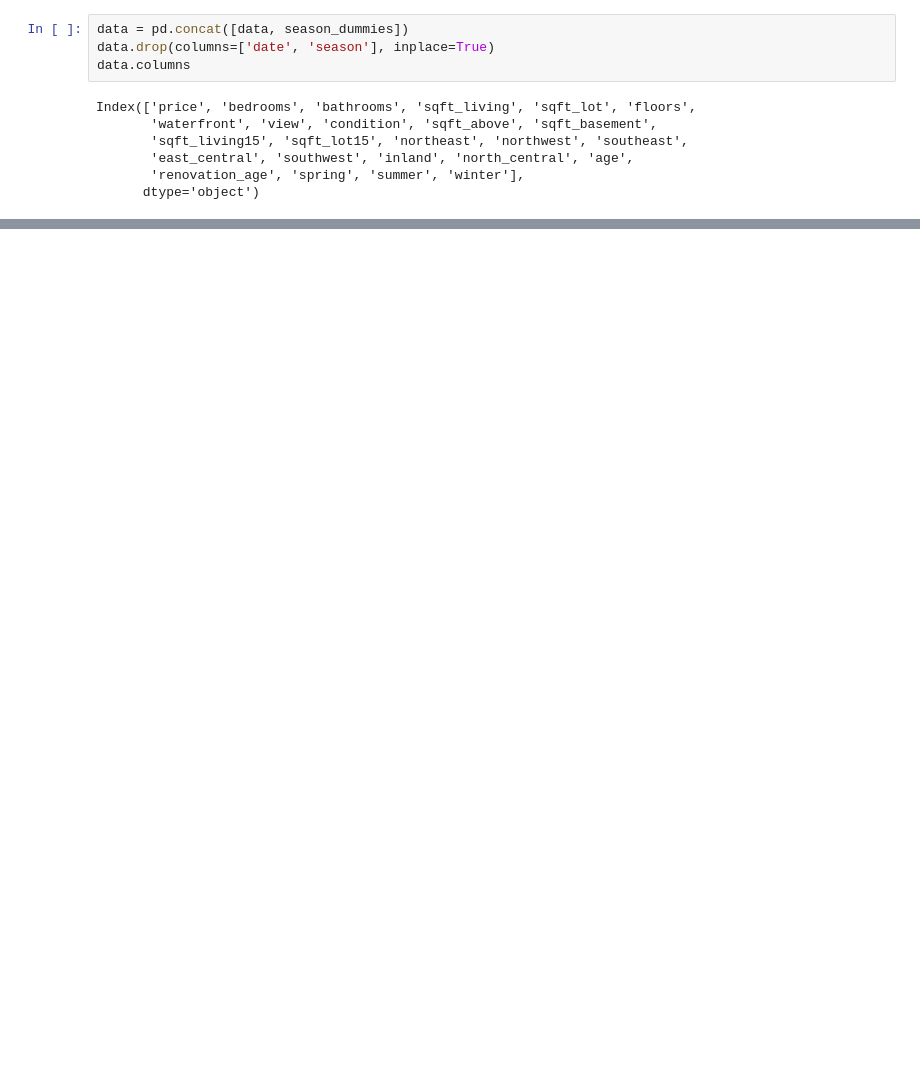
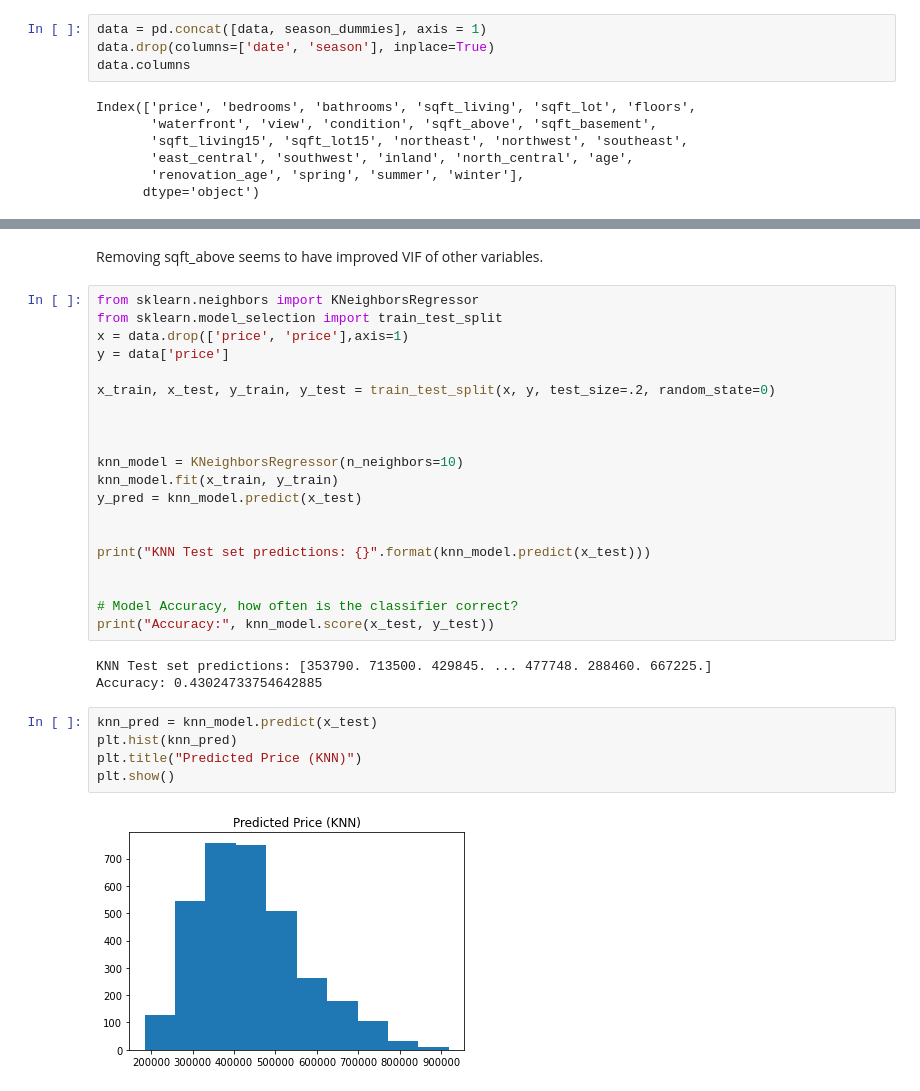
Before and after one commit to andrewabeles/seattle_home_sales, a Jupyter notebook: eda.ipynb, the cells around one changed output, grey strips where cells are left out. Saved outputs shown, nothing was run; the diff lists cells and outputs as text; blank space fills up the shorter version.

```diff
--- a/eda.ipynb
+++ b/eda.ipynb
@@ -808,7 +808,7 @@ season_dummies.describe()
 | 75% | 1.000000 | 1.000000 | 0.000000 |
 | max | 1.000000 | 1.000000 | 1.000000 |
 # %%
-data = pd.concat([data, season_dummies])
+data = pd.concat([data, season_dummies], axis = 1)
 data.drop(columns=['date', 'season'], inplace=True)
 data.columns
 # %% [output]
@@ -820,0 +931,32 @@ Index(['price', 'bedrooms', 'bathrooms', 'sqft_living', 'sqft_lot', 'floors',
+# %% [markdown]
+Removing sqft_above seems to have improved VIF of other variables.
+# %%
+from sklearn.neighbors import KNeighborsRegressor
+from sklearn.model_selection import train_test_split
+x = data.drop(['price', 'price'],axis=1)
+y = data['price']
+
+x_train, x_test, y_train, y_test = train_test_split(x, y, test_size=.2, random_state=0)
+
+
+
+knn_model = KNeighborsRegressor(n_neighbors=10)
+knn_model.fit(x_train, y_train)
+y_pred = knn_model.predict(x_test)
+
+
+print("KNN Test set predictions: {}".format(knn_model.predict(x_test)))
+
+
+# Model Accuracy, how often is the classifier correct?
+print("Accuracy:", knn_model.score(x_test, y_test))
+# %% [output]
+KNN Test set predictions: [353790. 713500. 429845. ... 477748. 288460. 667225.]
+Accuracy: 0.43024733754642885
+# %%
+knn_pred = knn_model.predict(x_test)
+plt.hist(knn_pred)
+plt.title("Predicted Price (KNN)")
+plt.show()
+# %% [output]
+[figure, added]
```
Also changed, not shown: parts of 16 cells of this notebook.
